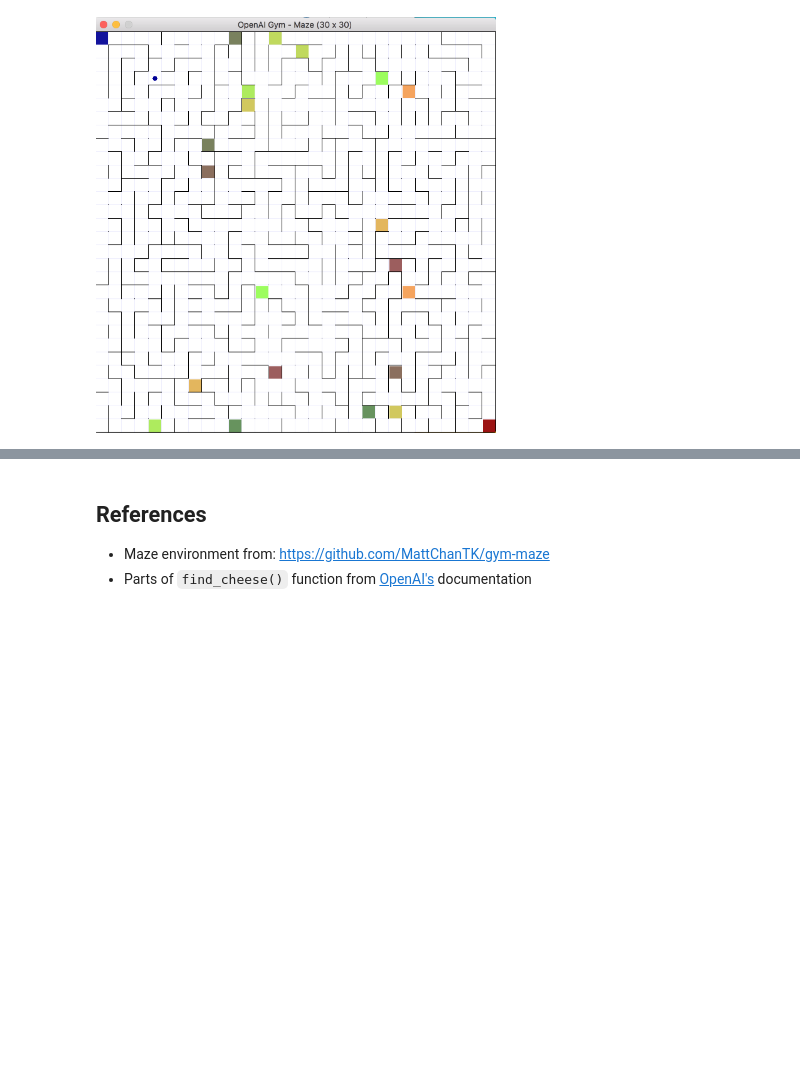
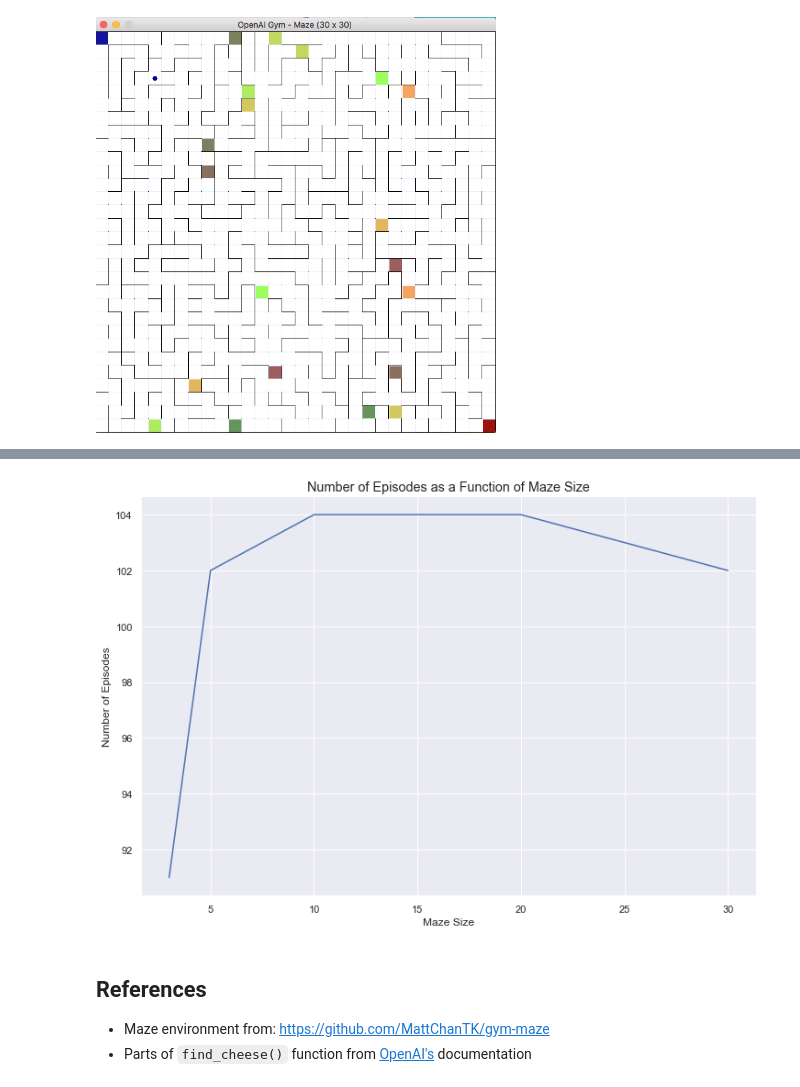
Before and after one commit to donyafoz/maze_simulation, a Jupyter notebook: mouse_maze.ipynb, the cells around one changed output, grey strips where cells are left out. Drawn from its saved outputs; the diff is of its cells as text; code cells hidden in the pictures; blank space fills up the shorter version.

```diff
--- a/mouse_maze.ipynb
+++ b/mouse_maze.ipynb
@@ -305,3 +425,7 @@ Episode finished after 35 timesteps
+# %%
+plot_results(maze_episodes, plot_type='episodes')
+# %% [output]
+[figure, added]
 # %% [markdown]
 ## References
 * Maze environment from: https://github.com/MattChanTK/gym-maze
```
Also changed, not shown: parts of 18 cells of this notebook.
